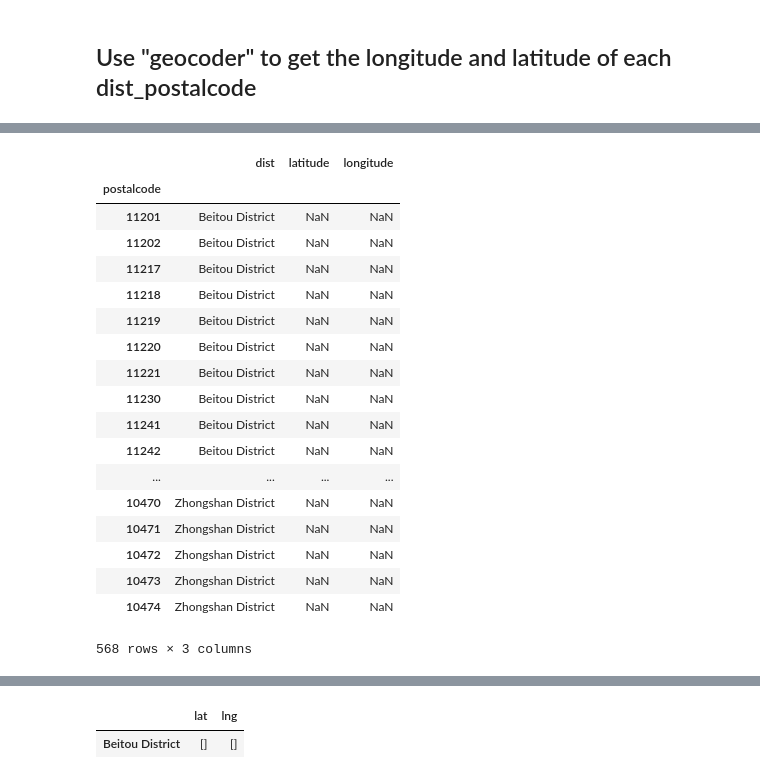
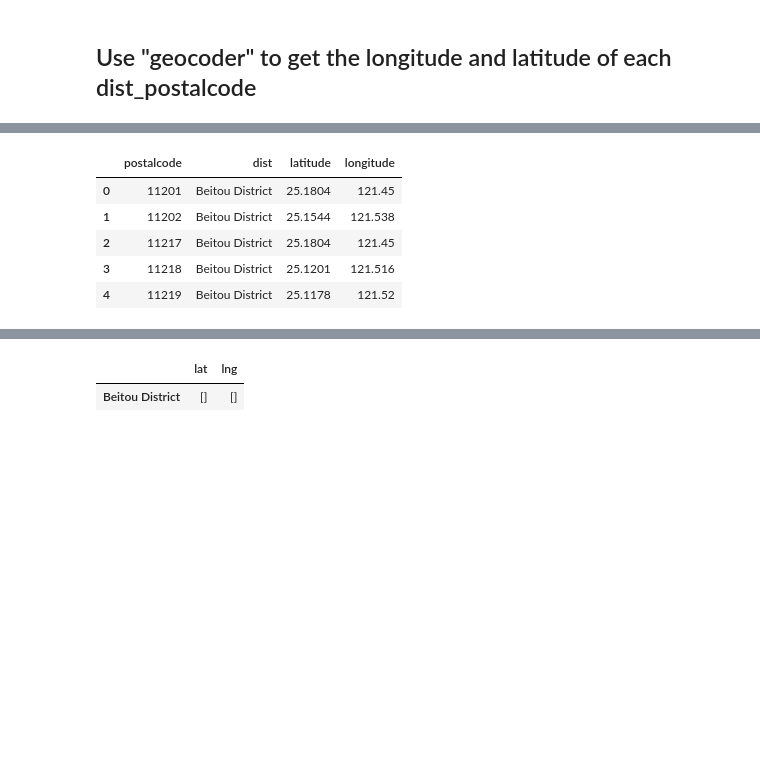
Before and after one commit to YuchiBai/Capsotne_project, a Jupyter notebook: capstone_project.ipynb, the cells around one changed output, grey strips where cells are left out. Drawn from its saved outputs; the diff is of its cells as text; code cells hidden in the pictures; blank space fills up the shorter version.

```diff
--- a/capstone_project.ipynb
+++ b/capstone_project.ipynb
@@ -116,10 +114,0 @@ AttributeError: 'DataFrame' object has no attribute 'extend'
-# %%
-taipei_location = pd.DataFrame(columns=['postalcode','dist','latitude','longitude'])
-
-for i in range(11):
-    for j in range(len(taipei_postalcode[tsdl[i]][0])):
-        df = pd.DataFrame(columns=['postalcode','dist','latitude','longitude'])
-        df['postalcode'] = taipei_postalcode[tsdl[i]][0][j]
-        df['dist'] = tsdl[i]
-        taipei_location = taipei_location.append(df)
-taipei_location
@@ -128,2 +115,10 @@ taipei_location
 # %% [markdown]
 ## Use "geocoder" to get the longitude and latitude of each dist_postalcode
+# %%
+!pip install geocoder
+from geopy.exc import GeocoderTimedOut
+def do_geocode(address):
+    try:
+        return geolocator.geocode(address)
+    except GeocoderTimedOut:
+        return do_geocode(address)
@@ -129,0 +138,21 @@ taipei_location
+# %%
+import time
+taipei_latlng = pd.DataFrame(columns = tsdl )
+geolocator = Nominatim(user_agent="capstone_project")
+
+for i in range(taipei_location.shape[0]):
+    location = do_geocode("{}, {}".format(taipei_location.loc[i,ltl[0]], taipei_location.loc[i,ltl[1]]))
+    if (location is not None): # exclude none data
+        taipei_location.loc[i,ltl[2]] = location.latitude
+        taipei_location.loc[i,ltl[3]] = location.longitude
+        print("item:",i)
+    else:
+        taipei_location.loc[i,ltl[2]] = 1
+        taipei_location.loc[i,ltl[3]] = 1
+        print("item:",i, "is None")
+
+
+
+# There are some same data point here. We have to exclude these point, and then, we'll get the pure data
+# Lost one will use mean value of exist data to balance
+# Timeout error which because of geocoder might interupt the process
@@ -130,22 +177,9 @@ taipei_location
 # %%
-taipei_location
+taipei_location.head()
 # %% [output]
-|  | dist | latitude | longitude |
-| postalcode |  |  |  |
-| 11201 | Beitou District | NaN | NaN |
-| 11202 | Beitou District | NaN | NaN |
-| 11217 | Beitou District | NaN | NaN |
-| 11218 | Beitou District | NaN | NaN |
-| 11219 | Beitou District | NaN | NaN |
-| 11220 | Beitou District | NaN | NaN |
-| 11221 | Beitou District | NaN | NaN |
-| 11230 | Beitou District | NaN | NaN |
-| 11241 | Beitou District | NaN | NaN |
-| 11242 | Beitou District | NaN | NaN |
-| ... | ... | ... | ... |
-| 10470 | Zhongshan District | NaN | NaN |
-| 10471 | Zhongshan District | NaN | NaN |
-| 10472 | Zhongshan District | NaN | NaN |
-| 10473 | Zhongshan District | NaN | NaN |
-| 10474 | Zhongshan District | NaN | NaN |
+|  | postalcode | dist | latitude | longitude |
+| 0 | 11201 | Beitou District | 25.1804 | 121.45 |
+| 1 | 11202 | Beitou District | 25.1544 | 121.538 |
+| 2 | 11217 | Beitou District | 25.1804 | 121.45 |
+| 3 | 11218 | Beitou District | 25.1201 | 121.516 |
+| 4 | 11219 | Beitou District | 25.1178 | 121.52 |
-568 rows × 3 columns
```
Also changed, not shown: parts of 14 cells of this notebook.
